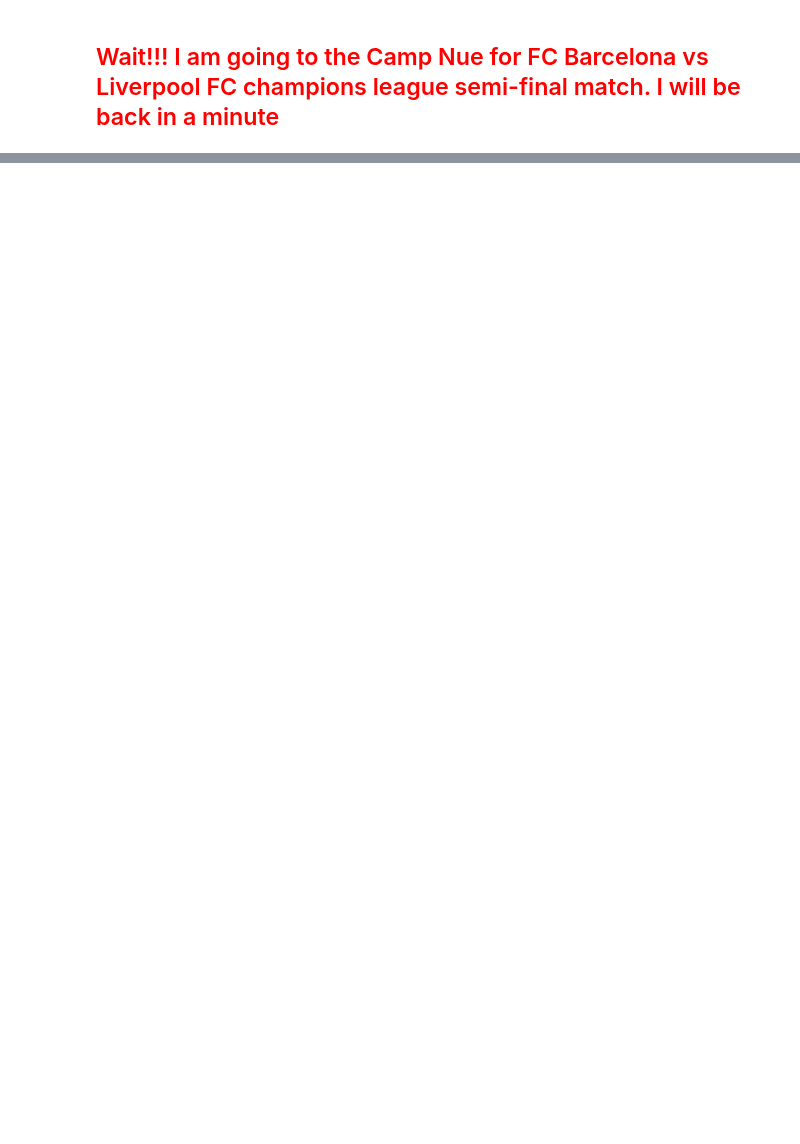
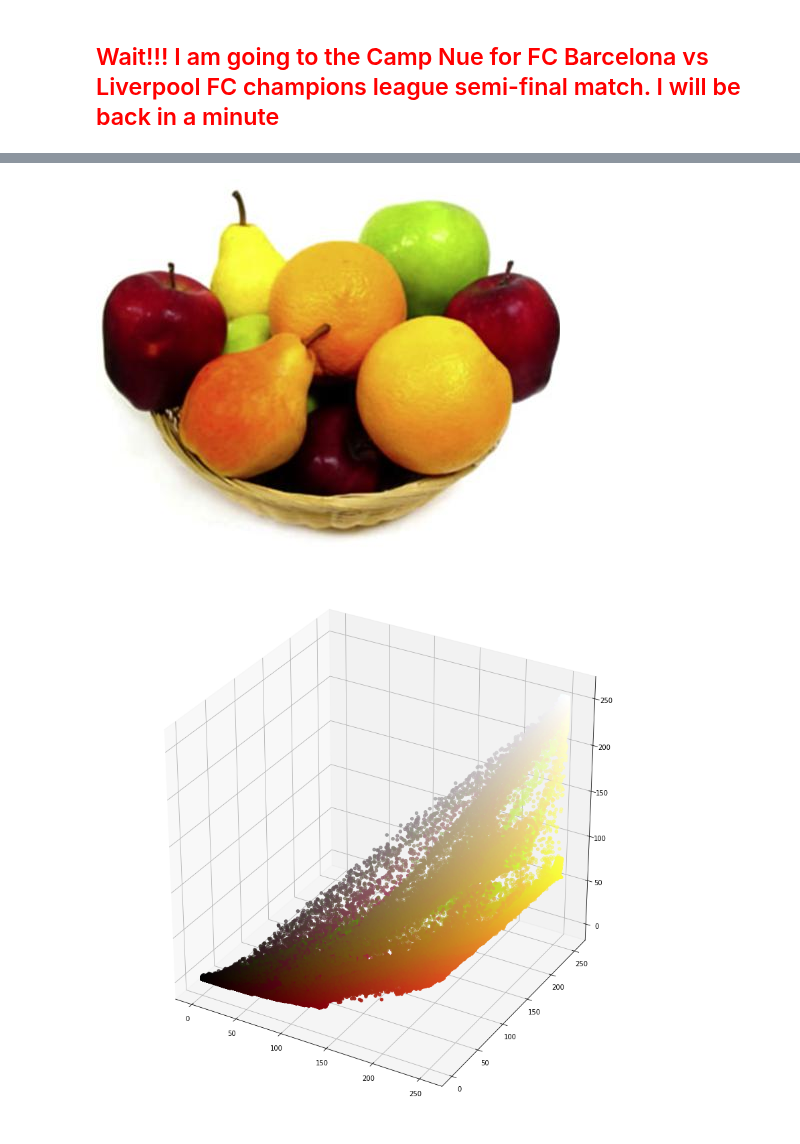
Before and after one commit to jalalirs/Introduction-to-Computer-Vision, a Jupyter notebook: L9/L9.ipynb, the cells around one changed output, grey strips where cells are left out. Cells and saved outputs as stored; diff of their text form; code cells hidden in the pictures; blank space fills up the shorter version.

Commit message:
9A-L1 Color spaces

```diff
--- a/L9/L9.ipynb
+++ b/L9/L9.ipynb
@@ -35,0 +284,37 @@ Cones:
+# %%
+%matplotlib inline
+import cv2 as cv
+import matplotlib.pyplot as plt
+import numpy as np
+from mpl_toolkits.mplot3d import Axes3D
+from IPython.display import clear_output, Image as NoteImage, display
+import PIL
+from io import BytesIO
+def imshow(im,fmt='jpeg'):
+    #a = np.uint8(np.clip(im, 0, 255))
+    f = BytesIO()
+    PIL.Image.fromarray(im).save(f, fmt)
+    display(NoteImage(data=f.getvalue()))
+def imsave(im,filename,fmt='jpeg'):
+    #a = np.uint8(np.clip(im, 0, 255))
+    PIL.Image.fromarray(im).save(filename, fmt)
+def imread(filename):
+    img = cv.imread(filename)
+    img = cv.cvtColor(img, cv.COLOR_BGR2RGB)
+    return img
+def rgb_to_color(rgb):
+    return f"#{hex(rgb[0])[2:].zfill(2)}{hex(rgb[1])[2:].zfill(2)}{hex(rgb[2])[2:].zfill(2)}"#f'rgb({rgb[0]}, {rgb[1]}, {rgb[2]})'
+def img_to_colors(img):
+    return [rgb_to_color(i) for i in img]
+def plot_in_rgb_space(img):
+    fig, ax = plt.subplots(1, 1, subplot_kw={'projection':'3d', 'aspect':'equal'})
+    fig.set_size_inches((20,15))
+    c = img_to_colors(img.reshape(-1,3))
+    ax.scatter3D(img[:,:,0],img[:,:,1],img[:,:,2],c=c)
+# %%
+img = imread("imgs/L938.png")
+imshow(img)
+plot_in_rgb_space(img)
+# %% [output]
+[figure, added]
+[figure, added]
```
Also changed, not shown: parts of 22 cells of this notebook, 38 other files.
